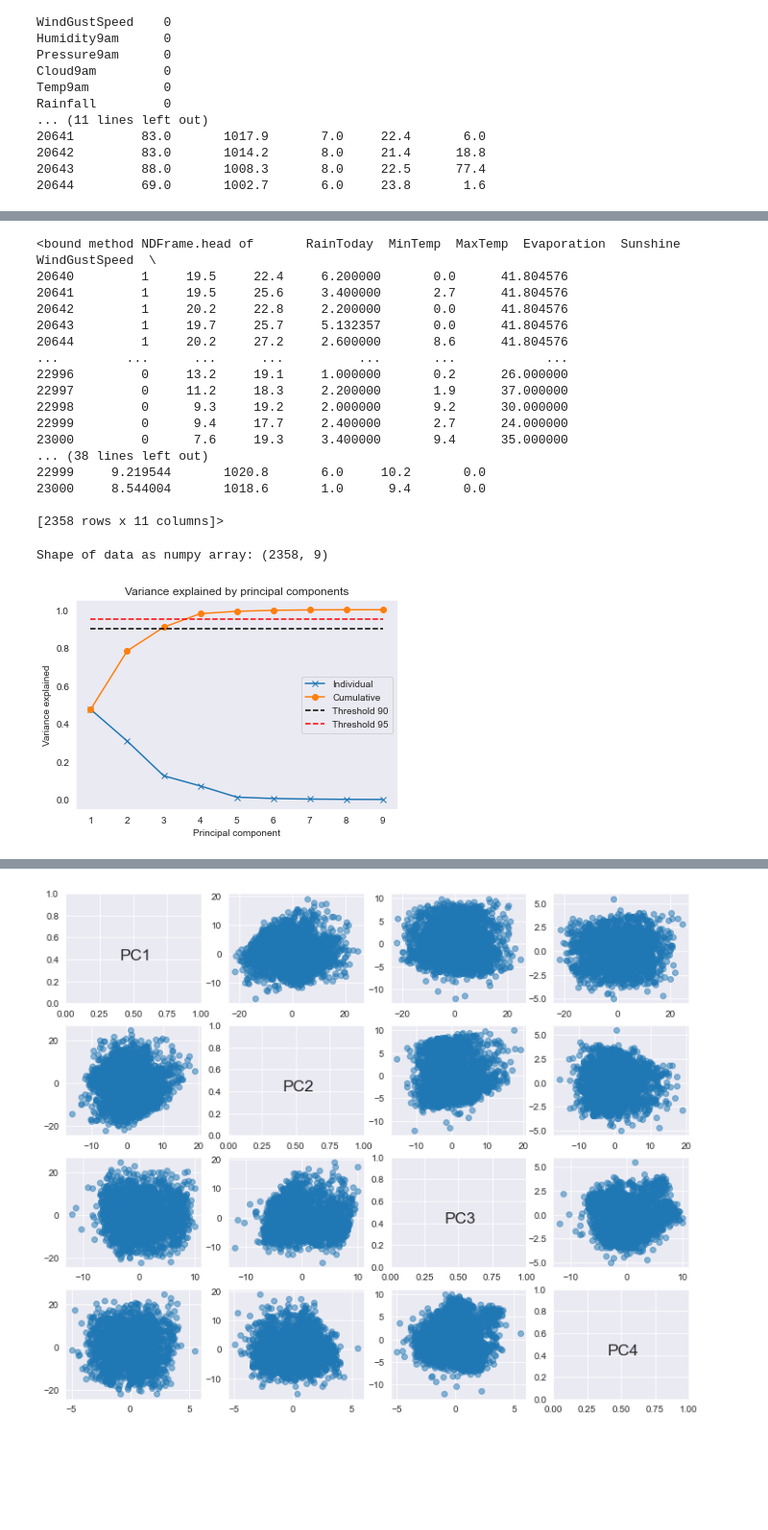
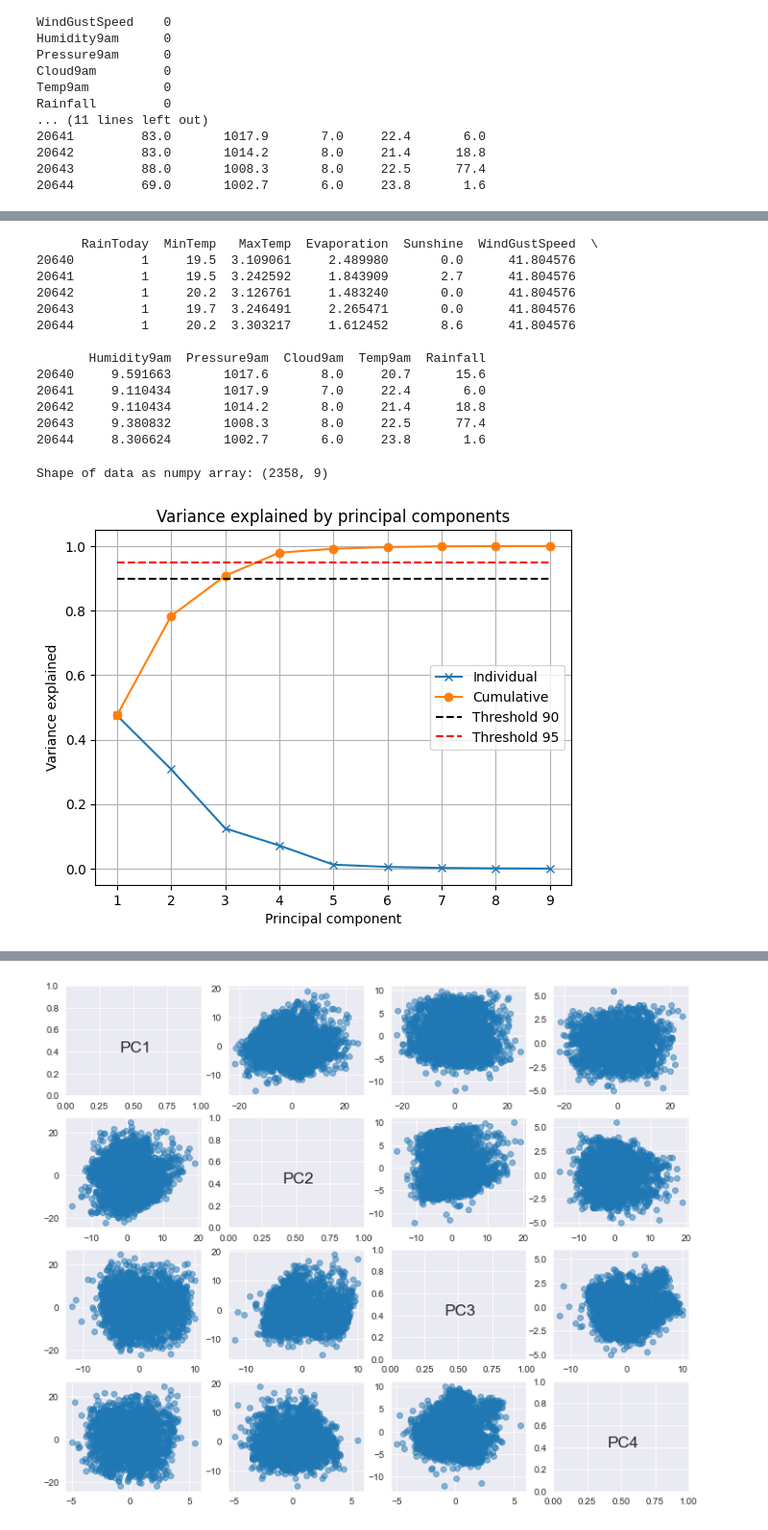
Before and after one commit to osquera/ML-Project, a Jupyter notebook: project1.ipynb, the cells around one changed output, grey strips where cells are left out. Shown at 96% size. Drawn from its saved outputs; the diff is of its cells as text; code cells hidden in the pictures; blank space fills up the shorter version.

```diff
--- a/project1.ipynb
+++ b/project1.ipynb
@@ -189,69 +201,65 @@ plt.show()
 # %%
-#We want to transform the data:
-print(df.head)
-
+#We transform by the following operations:
 df_trans = df.copy()
 df_trans['Humidity9am'] = df_trans['Humidity9am'].transform(np.sqrt)
 df_trans['Evaporation'] = df_trans['Evaporation'].transform(np.sqrt)
 df_trans['MaxTemp'] = df_trans['MaxTemp'].transform(np.log)
 
-print(df_trans.head)
+#And get the following data:
+print(df_trans.head())
 # %% [output]
-<bound method NDFrame.head of       RainToday  MinTemp  MaxTemp  Evaporation  Sunshine  WindGustSpeed  \
-20640         1     19.5     22.4     6.200000       0.0      41.804576
-20641         1     19.5     25.6     3.400000       2.7      41.804576
-20642         1     20.2     22.8     2.200000       0.0      41.804576
-20643         1     19.7     25.7     5.132357       0.0      41.804576
-20644         1     20.2     27.2     2.600000       8.6      41.804576
-...         ...      ...      ...          ...       ...            ...
-22996         0     13.2     19.1     1.000000       0.2      26.000000
-22997         0     11.2     18.3     2.200000       1.9      37.000000
-22998         0      9.3     19.2     2.000000       9.2      30.000000
-22999         0      9.4     17.7     2.400000       2.7      24.000000
-23000         0      7.6     19.3     3.400000       9.4      35.000000
-... (38 lines left out)
-22999     9.219544       1020.8       6.0     10.2       0.0
-23000     8.544004       1018.6       1.0      9.4       0.0
+      RainToday  MinTemp   MaxTemp  Evaporation  Sunshine  WindGustSpeed  \
+20640         1     19.5  3.109061     2.489980       0.0      41.804576
+20641         1     19.5  3.242592     1.843909       2.7      41.804576
+20642         1     20.2  3.126761     1.483240       0.0      41.804576
+20643         1     19.7  3.246491     2.265471       0.0      41.804576
+20644         1     20.2  3.303217     1.612452       8.6      41.804576
 
-[2358 rows x 11 columns]>
+       Humidity9am  Pressure9am  Cloud9am  Temp9am  Rainfall
+20640     9.591663       1017.6       8.0     20.7      15.6
+20641     9.110434       1017.9       7.0     22.4       6.0
+20642     9.110434       1014.2       8.0     21.4      18.8
+20643     9.380832       1008.3       8.0     22.5      77.4
+20644     8.306624       1002.7       6.0     23.8       1.6
 # %%
 #PCA
-
 # We turn the dataset into numpy array
 X = df_trans[["MinTemp", "MaxTemp", "Humidity9am", "Pressure9am",
         "Cloud9am", "Temp9am", "Rainfall","Evaporation","Sunshine"]].to_numpy()
-print(f"Shape of data as numpy array: {X.shape}")
-
+N, M = X.shape
+print(f"Shape of data as numpy array: {N,M}")
 
 # Subtract mean value from data
-Y = X - np.ones((X.shape[0], 1)) * X.mean(axis=0)
+Y = X - np.ones((N, 1)) * X.mean(axis=0)
 
 # PCA by computing SVD of Y
 U, S, Vh = svd(Y, full_matrices=False)
+V = Vh.T
 
 # Compute variance explained by principal components
 rho = (S * S) / (S * S).sum()
 #Explained variance
 #Different threshold values
 threshold90 = 0.9
 threshold95 = 0.95
 
 # Plot variance explained
 plt.figure()
 plt.plot(range(1, len(rho) + 1), rho, 'x-')
 plt.plot(range(1, len(rho) + 1), np.cumsum(rho), 'o-')
 plt.plot([1, len(rho)], [threshold90, threshold90], 'k--')
 plt.plot([1, len(rho)], [threshold95, threshold95], 'r--')
 plt.title('Variance explained by principal components');
 plt.xlabel('Principal component');
 plt.ylabel('Variance explained');
 plt.legend(['Individual', 'Cumulative', 'Threshold 90', 'Threshold 95'])
 plt.grid()
 plt.show()
+
 # We also want to do the correlation between the attributes
 # %% [output]
 Shape of data as numpy array: (2358, 9)
-[figure, old version]
+[figure, new version]
 # %%
 # We want to find the correlation
 corr = df_trans[["MinTemp", "MaxTemp", "Evaporation", "Sunshine", "WindGustSpeed", "Humidity9am", "Pressure9am",
```
Also changed, not shown: parts of 4 cells of this notebook.
